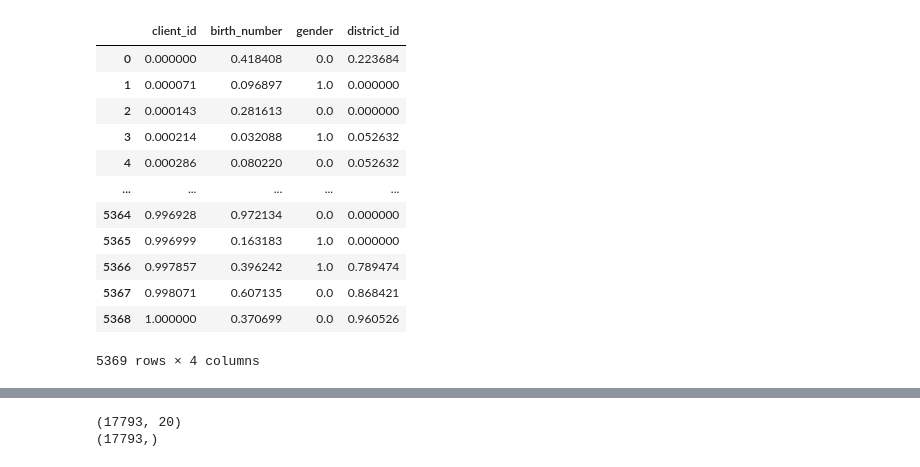
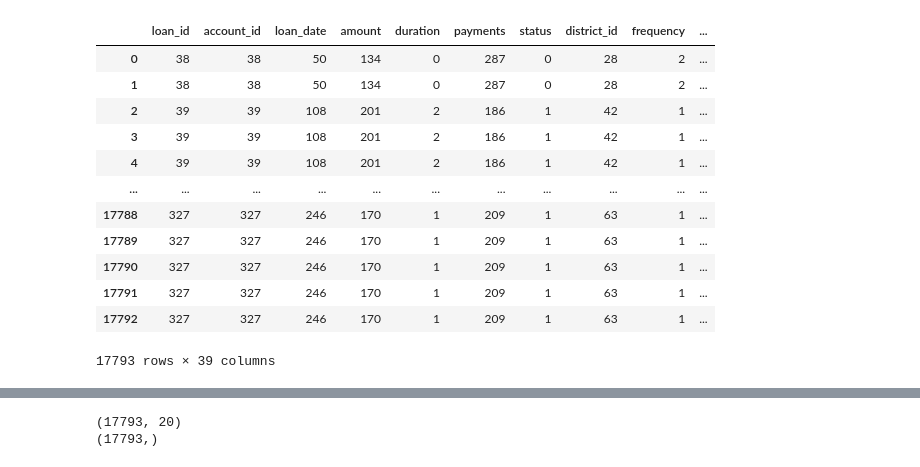
Before and after one commit to biam05/ac-feup, a Jupyter notebook: jupyters/hugo/final.ipynb, the cells around one changed output, grey strips where cells are left out. Drawn from its saved outputs; the diff is of its cells as text; code cells hidden in the pictures.

```diff
--- a/jupyters/hugo/final.ipynb
+++ b/jupyters/hugo/final.ipynb
@@ -29,40 +4,37 @@ disp = pd.read_csv('../../project/banking_data/disp.csv', sep=';')
 ### Create copy
 df = loans.copy()
 
-
 ### Merge accounts
 df = df.merge(accounts, how='left', on="account_id")
 df = df.rename(columns={"date_x": "loan_date", "date_y" : "account_date"})
-
-### Merge Disp
-### Mover para cleanup
-q1 = "SELECT * FROM disp WHERE Type='OWNER'"
-disp = ps.sqldf(q1)
-df = df.merge(disp, how='left', on="account_id")
-
-# print(df)
-### Merge Clients
-clts = clients.drop(columns=['district_id'])
-df = df.merge(clts, how='left', on="client_id")
 
 ### Merge Districts
 distrs = districts.rename(columns={"code ": "district_id"})
 df = df.merge(distrs, how='left', on="district_id")
 
+### Merge Clients
+# clts = clients.drop(columns=['district_id'])
+df = df.merge(clients, how='left', on=["district_id"])
 
-df.columns
-### Merge transactions
+## Merge transactions
 trans2 = trans.rename(columns={"type": "trans_type" , "amount":"trans_ammount"})
 df = df.merge(trans2, how='left', on="account_id")
+
+# ### Merge Disp
+# ### Mover para cleanup
+# q1 = "SELECT * FROM disp WHERE Type='OWNER'"
+# disp = ps.sqldf(q1)
+# df = df.merge(disp, how='left', on="account_id")
+
+
+# df.columns
+# df.isnull().sum()
 
 # ### Merge Card
 # ## TODO: Rename issue column to date_something
 # card = card.rename(columns={"type": "type_card"})
 # df = df.merge(card, how='left', on="disp_id")
 
-
-df
-
 ### Merge
 # %% [output]
 |  | loan_id | account_id | loan_date | amount | duration | payments | status | district_id | frequency | ... |
@@ -92,21 +72,28 @@ def normalize(df):
 # %%
 f = utils.normalization(clients,"gender")
-f = utils.normalization(f,"birth_number")
-normalize(f)
+# f = utils.normalization(f,"birth_number")
+f
+# normalize(f)
+
+# f2 =normalize(f)
+
+dfff = full_normalization(df)
+
+dfff
 # %% [output]
-|  | client_id | birth_number | gender | district_id |
-| 0 | 0.000000 | 0.418408 | 0.0 | 0.223684 |
-| 1 | 0.000071 | 0.096897 | 1.0 | 0.000000 |
-| 2 | 0.000143 | 0.281613 | 0.0 | 0.000000 |
-| 3 | 0.000214 | 0.032088 | 1.0 | 0.052632 |
-| 4 | 0.000286 | 0.080220 | 0.0 | 0.052632 |
-| ... | ... | ... | ... | ... |
-| 5364 | 0.996928 | 0.972134 | 0.0 | 0.000000 |
-| 5365 | 0.996999 | 0.163183 | 1.0 | 0.000000 |
-| 5366 | 0.997857 | 0.396242 | 1.0 | 0.789474 |
-| 5367 | 0.998071 | 0.607135 | 0.0 | 0.868421 |
-| 5368 | 1.000000 | 0.370699 | 0.0 | 0.960526 |
+|  | loan_id | account_id | loan_date | amount | duration | payments | status | district_id | frequency | ... |
+| 0 | 38 | 38 | 50 | 134 | 0 | 287 | 0 | 28 | 2 | ... |
+| 1 | 38 | 38 | 50 | 134 | 0 | 287 | 0 | 28 | 2 | ... |
+| 2 | 39 | 39 | 108 | 201 | 2 | 186 | 1 | 42 | 1 | ... |
+| 3 | 39 | 39 | 108 | 201 | 2 | 186 | 1 | 42 | 1 | ... |
+| 4 | 39 | 39 | 108 | 201 | 2 | 186 | 1 | 42 | 1 | ... |
+| ... | ... | ... | ... | ... | ... | ... | ... | ... | ... | ... |
+| 17788 | 327 | 327 | 246 | 170 | 1 | 209 | 1 | 63 | 1 | ... |
+| 17789 | 327 | 327 | 246 | 170 | 1 | 209 | 1 | 63 | 1 | ... |
+| 17790 | 327 | 327 | 246 | 170 | 1 | 209 | 1 | 63 | 1 | ... |
+| 17791 | 327 | 327 | 246 | 170 | 1 | 209 | 1 | 63 | 1 | ... |
+| 17792 | 327 | 327 | 246 | 170 | 1 | 209 | 1 | 63 | 1 | ... |
-5369 rows × 4 columns
+17793 rows × 39 columns
 # %%
 ### Full Normalization
 
```
Also changed, not shown: parts of 16 cells of this notebook, 3 other files.
